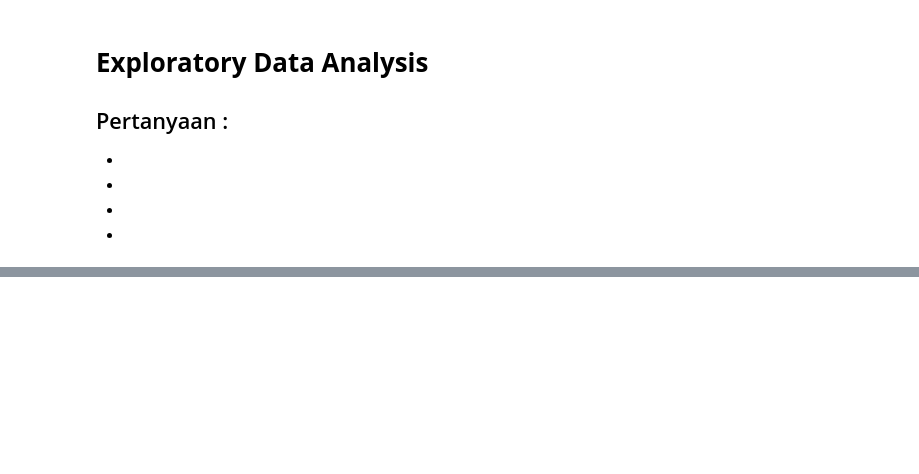
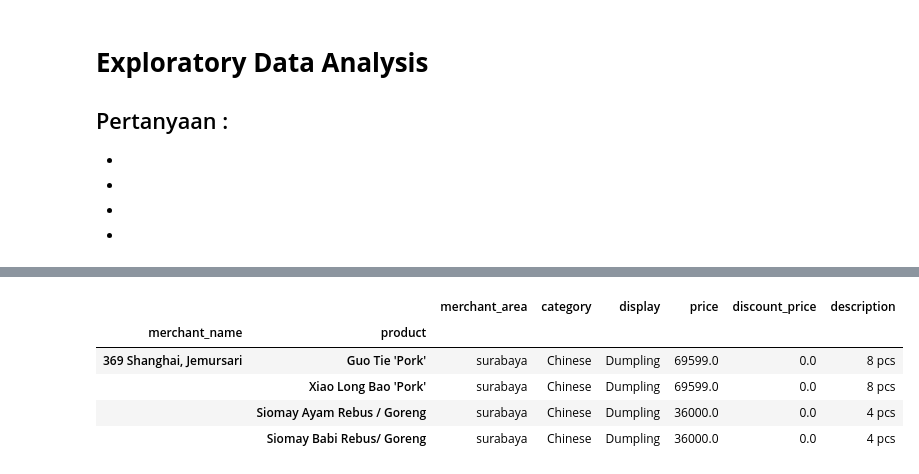
Before and after one commit to Edy-Mochamad/project-analyst-gofood, a Jupyter notebook: notebook.ipynb, the cells around one changed output, grey strips where cells are left out. Cells and saved outputs as stored; diff of their text form; code cells hidden in the pictures; blank space fills up the shorter version.

```diff
--- a/notebook.ipynb
+++ b/notebook.ipynb
@@ -168,0 +188,12 @@ Pertanyaan :
+# %%
+gf_merchant_name = gf[gf['merchant_name'].str.contains('369 Shanghai, Jemursari')]
+
+gf_2 = gf_merchant_name[gf_merchant_name['display'].str.contains('Dumpling')]
+gf_2.groupby(['merchant_name', 'product']).sum().sort_values(by = 'price', ascending = False)
+# %% [output]
+|  |  | merchant_area | category | display | price | discount_price | description |
+| merchant_name | product |  |  |  |  |  |  |
+| 369 Shanghai, Jemursari | Guo Tie 'Pork' | surabaya | Chinese | Dumpling | 69599.0 | 0.0 | 8 pcs |
+|  | Xiao Long Bao 'Pork' | surabaya | Chinese | Dumpling | 69599.0 | 0.0 | 8 pcs |
+|  | Siomay Ayam Rebus / Goreng | surabaya | Chinese | Dumpling | 36000.0 | 0.0 | 4 pcs |
+|  | Siomay Babi Rebus/ Goreng | surabaya | Chinese | Dumpling | 36000.0 | 0.0 | 4 pcs |
```
Also changed, not shown: parts of 3 cells of this notebook.
